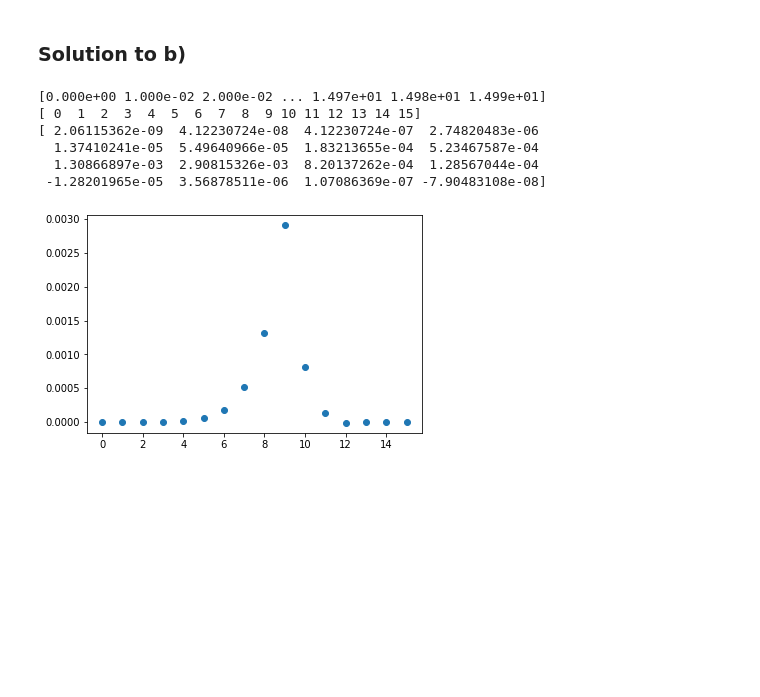
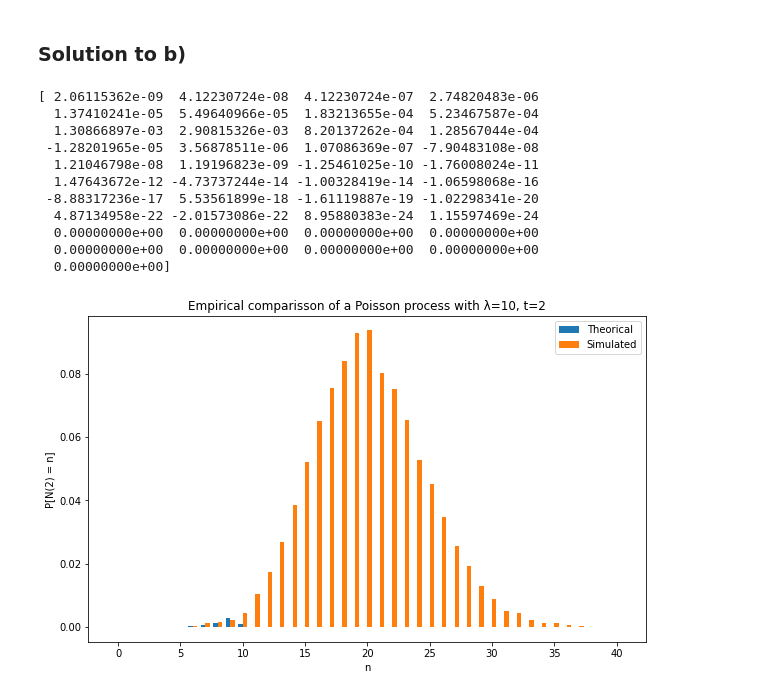
Before and after one commit to Ocete/mcd-pe-continuo, a Jupyter notebook: P1/ejercicios.ipynb, the cells around one changed output. Saved outputs shown, nothing was run; the diff lists cells and outputs as text; code cells hidden in the pictures; blank space fills up the shorter version.

```diff
--- a/P1/ejercicios.ipynb
+++ b/P1/ejercicios.ipynb
@@ -187,33 +188,55 @@ Proving that $x(t)$ as defined in equation (4) is a solution to the differential
 # %%
 def theoretical_distribution(t, n, lamb):
     """"
         Computes the theoretical value of a process counting process with
         rate lambda. I.e.: P[N(t) = n].
 
         - t is the time, can be a single value or a numpy array
         - n is the number counted, can be a single value or a numpy array
         - lambda is the rate, a float
 
         When both t and n are vector, the funcion is applied pair-wise, given
         that the arrays have the same length.
     """
-    return 1/factorial(n) * lamb**n * t ** n * np.exp(- lamb * t)
+    return 1/factorial(n) * lamb**n * t**n * np.exp(- lamb * t)
 
-def exercise_1(t=2, n=np.arange(0,16), lamb=10):
-    x = np.arange(0, 15, 0.01)
+def exercise_1(t=2, max_n=40, lamb=10):
 
-    y_theoretical = theoretical_distribution(t, n, lamb)
-    print(n)
-    print(y_theoretical)
-    plt.scatter(n, y_theoretical)
+    ns = np.arange(0, max_n+1)
+    y_theoretical = theoretical_distribution(t, ns, lamb)
 
-print(np.arange(0, 15, 0.01))
+    M = 10000
+    counter = Counter([ len(arrivals) for arrivals in arrival.simulate_poisson(0, t, lamb, M)])
+    total_count = sum(counter.values())
+    y_simulated = [counter[i]/total_count for i in ns]
+
+    # Plotting
+    width = 0.35
+    plt.figure(figsize=(10, 6))
+    plt.bar(ns - width/2, y_theoretical, width, label='Theorical')
+    plt.bar(ns + width/2, y_simulated, width, label='Simulated')
+
+    plt.xlabel('n')
+    plt.ylabel('P[N(2) = n]')
+    plt.title('Empirical comparisson of a Poisson process with λ=10, t=2')
+    plt.legend()
+
+t=2
+lamb=10
+ns=np.arange(0, 41)
+print(theoretical_distribution(t, ns, lamb))
+
 exercise_1()
 # %% [output]
-[0.000e+00 1.000e-02 2.000e-02 ... 1.497e+01 1.498e+01 1.499e+01]
-[ 0  1  2  3  4  5  6  7  8  9 10 11 12 13 14 15]
 [ 2.06115362e-09  4.12230724e-08  4.12230724e-07  2.74820483e-06
   1.37410241e-05  5.49640966e-05  1.83213655e-04  5.23467587e-04
   1.30866897e-03  2.90815326e-03  8.20137262e-04  1.28567044e-04
- -1.28201965e-05  3.56878511e-06  1.07086369e-07 -7.90483108e-08]
+ -1.28201965e-05  3.56878511e-06  1.07086369e-07 -7.90483108e-08
+  1.21046798e-08  1.19196823e-09 -1.25461025e-10 -1.76008024e-11
+  1.47643672e-12 -4.73737244e-14 -1.00328419e-14 -1.06598068e-16
+ -8.88317236e-17  5.53561899e-18 -1.61119887e-19 -1.02298341e-20
+  4.87134958e-22 -2.01573086e-22  8.95880383e-24  1.15597469e-24
+  0.00000000e+00  0.00000000e+00  0.00000000e+00  0.00000000e+00
+  0.00000000e+00  0.00000000e+00  0.00000000e+00  0.00000000e+00
+  0.00000000e+00]
-[figure, old version]
+[figure, new version]
```
Also changed, not shown: parts of 3 cells of this notebook, 3 other files.
